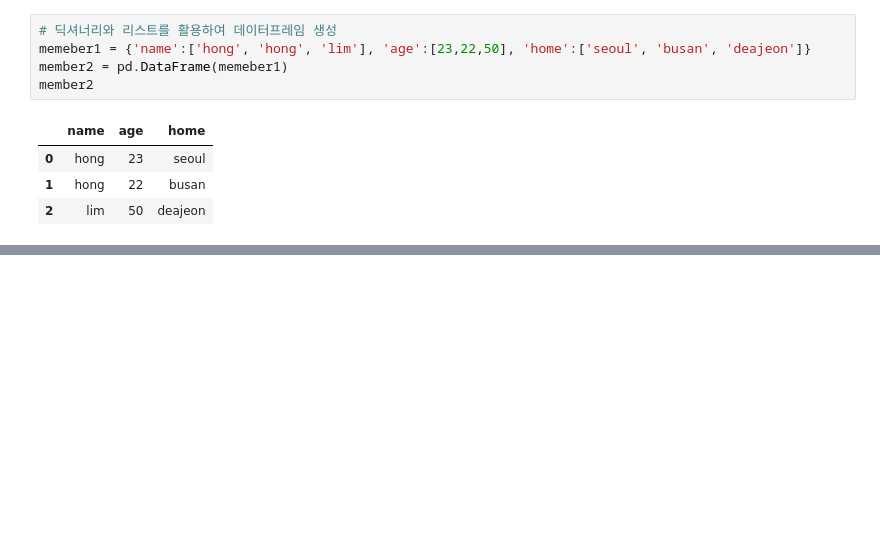
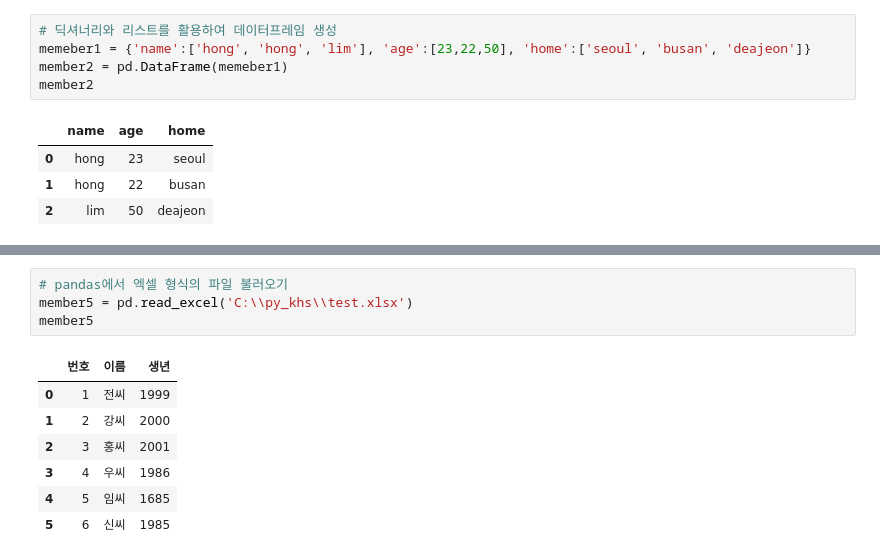
Before and after one commit to kingssik/Lecture_py_202208, a Jupyter notebook: visualization_practice.ipynb, the cells around one changed output, grey strips where cells are left out. Saved outputs shown, nothing was run; the diff lists cells and outputs as text; blank space fills up the shorter version.

```diff
--- a/visualization_practice.ipynb
+++ b/visualization_practice.ipynb
@@ -239,0 +331,12 @@ member2
+# %%
+# pandas에서 엑셀 형식의 파일 불러오기
+member5 = pd.read_excel('C:\\py_khs\\test.xlsx')
+member5
+# %% [output]
+|  | 번호 | 이름 | 생년 |
+| 0 | 1 | 전씨 | 1999 |
+| 1 | 2 | 강씨 | 2000 |
+| 2 | 3 | 홍씨 | 2001 |
+| 3 | 4 | 우씨 | 1986 |
+| 4 | 5 | 임씨 | 1685 |
+| 5 | 6 | 신씨 | 1985 |
```
Also changed, not shown: parts of 6 cells of this notebook, 1 other file.
